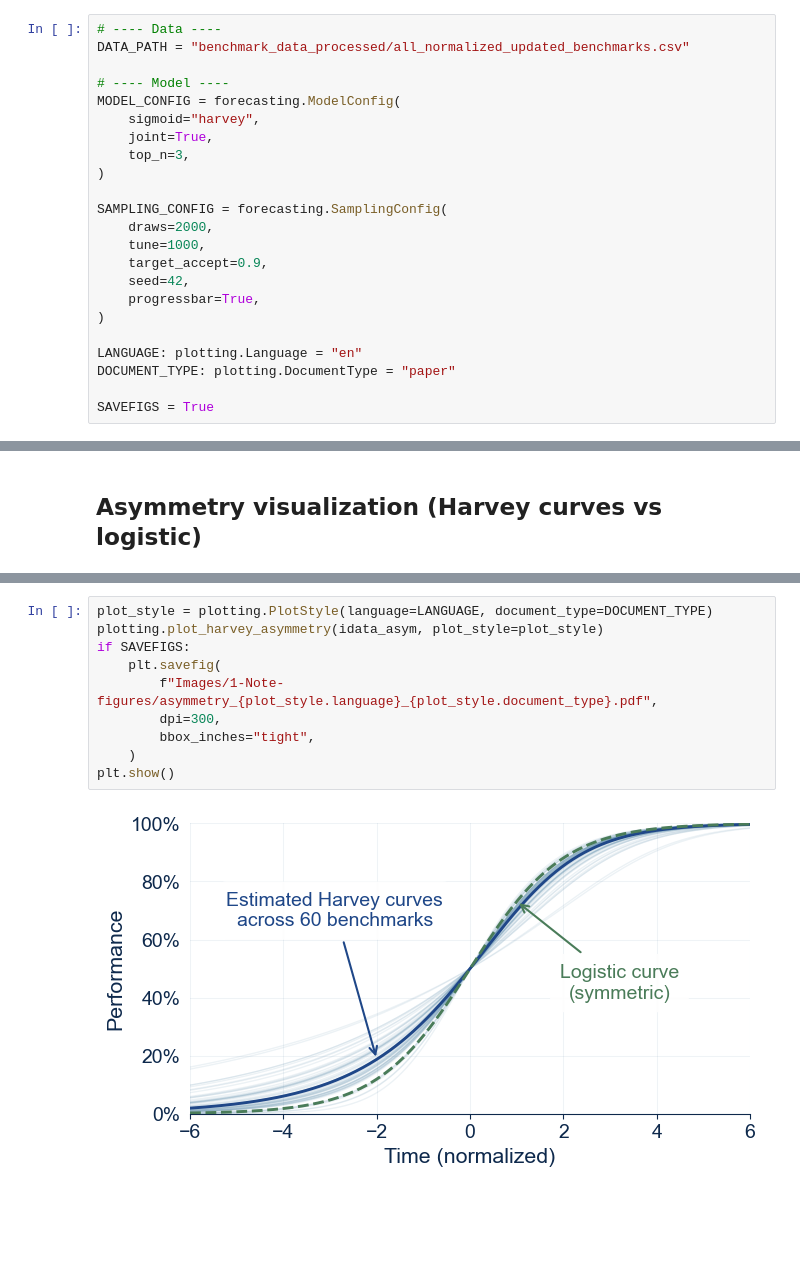
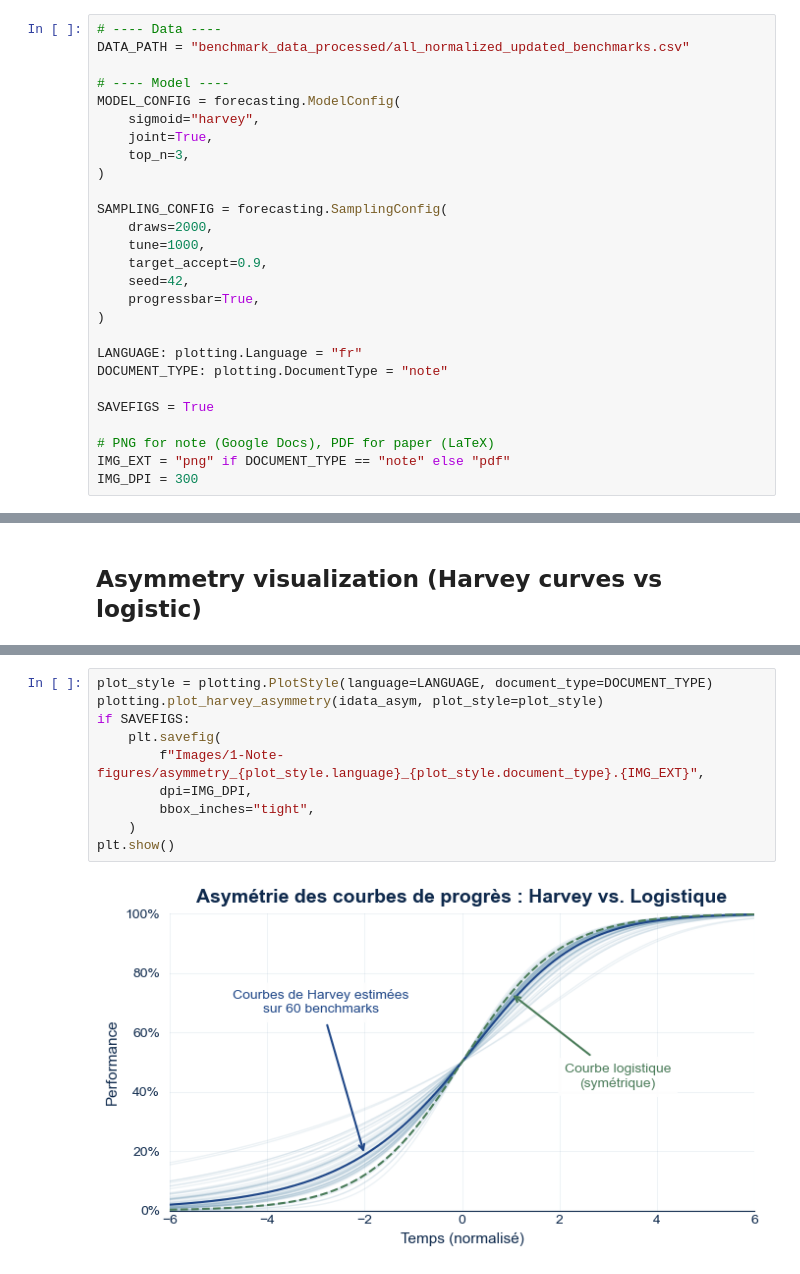
Before and after one commit to General-Purpose-AI-Policy-Lab/benchmark-forecasting, a Jupyter notebook: 1_Forecasts.ipynb, the cells around one changed output, grey strips where cells are left out. Saved outputs shown, nothing was run; the diff lists cells and outputs as text; blank space fills up the shorter version.

Commit message:
Add human baseline labels with Note figures + Arxiv version of the manuscript

```diff
--- a/1_Forecasts.ipynb
+++ b/1_Forecasts.ipynb
@@ -43,10 +43,14 @@ SAMPLING_CONFIG = forecasting.SamplingConfig(
     progressbar=True,
 )
 
-LANGUAGE: plotting.Language = "en"
-DOCUMENT_TYPE: plotting.DocumentType = "paper"
+LANGUAGE: plotting.Language = "fr"
+DOCUMENT_TYPE: plotting.DocumentType = "note"
 
 SAVEFIGS = True
+
+# PNG for note (Google Docs), PDF for paper (LaTeX)
+IMG_EXT = "png" if DOCUMENT_TYPE == "note" else "pdf"
+IMG_DPI = 300
 # %% [markdown]
 ## Load + prepare data
 # %%
@@ -305,12 +277,12 @@ There were 134 divergences after tuning. Increase `target_accept` or reparameter
 # %%
 plot_style = plotting.PlotStyle(language=LANGUAGE, document_type=DOCUMENT_TYPE)
 plotting.plot_harvey_asymmetry(idata_asym, plot_style=plot_style)
 if SAVEFIGS:
     plt.savefig(
-        f"Images/1-Note-figures/asymmetry_{plot_style.language}_{plot_style.document_type}.pdf",
-        dpi=300,
+        f"Images/1-Note-figures/asymmetry_{plot_style.language}_{plot_style.document_type}.{IMG_EXT}",
+        dpi=IMG_DPI,
         bbox_inches="tight",
     )
 plt.show()
 # %% [output]
-[figure, old version]
+[figure, new version]
```
Also changed, not shown: parts of 6 cells of this notebook, 37 other files.
